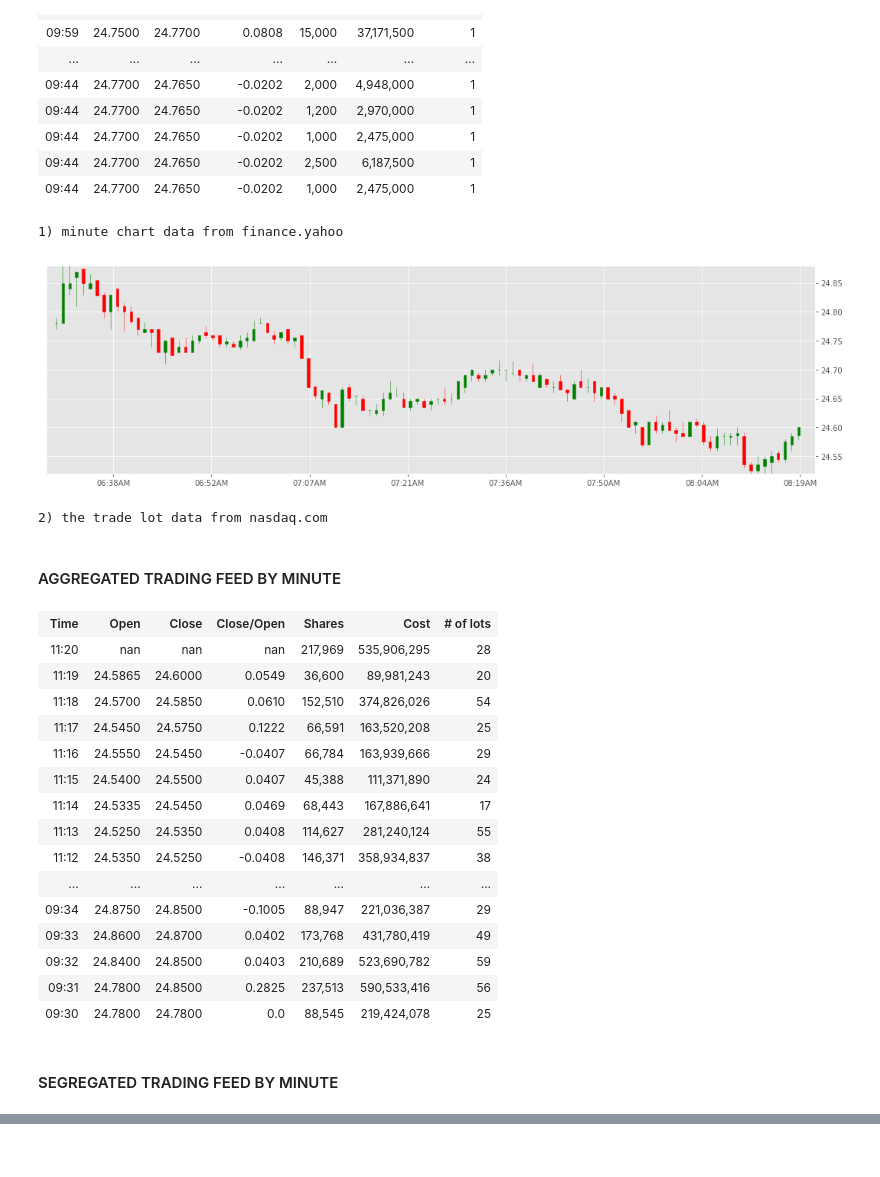
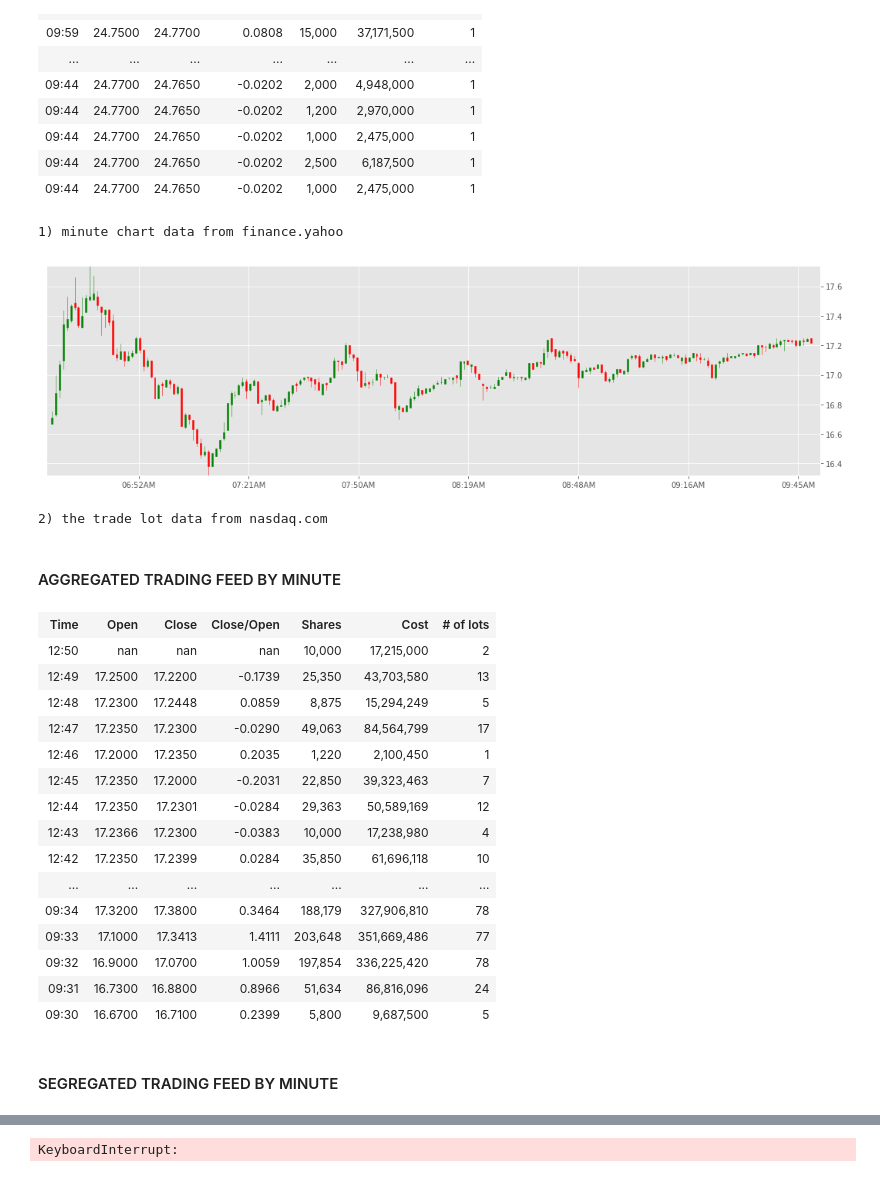
Before and after one commit to alekseystryukov/notebooks, a Jupyter notebook: TradingDayDataVisualization.ipynb, the cells around one changed output, grey strips where cells are left out. Drawn from its saved outputs; the diff is of its cells as text; code cells hidden in the pictures.

```diff
--- a/TradingDayDataVisualization.ipynb
+++ b/TradingDayDataVisualization.ipynb
@@ -424,7 +424,7 @@ import heapq
 import math
 
 tz = pytz.timezone('America/Los_Angeles')
-STOCK_SYMBOL = 'BAC'
+STOCK_SYMBOL = 'SQ'
 
 last_time = None
 trade_lots = None
@@ -476,50 +476,50 @@ while True:
                 trade_lots = response
 
         # DISPLAYING DATA
         clear_output()
         print('1) minute chart data from finance.yahoo')
         plot_minute_data(minute_data)
 
         print('2) the trade lot data from nasdaq.com')
         display_trade_lots_tables(trade_lots, minute_data, now)
 
         print("last update", now)
         print("prev update", last_time)
         print("update time", datetime.now(tz=tz) - now)
         last_time = now
     else:
         current_time_period = 1
         trade_lots = None
 
         if now < start:
             diff = start - now
             print("time to start:", diff)
 
         else:
             start_tommorow = start + timedelta(days=1)
             print("start tommorow at", start_tommorow)
             diff = start_tommorow - now
 
         sleep(diff.seconds + diff.microseconds * 0.1 ** 6)
 # %% [output]
 1) minute chart data from finance.yahoo
-[figure, old version]
+[figure, new version]
 2) the trade lot data from nasdaq.com
 AGGREGATED TRADING FEED BY MINUTE
 | Time | Open | Close | Close/Open | Shares | Cost | # of lots |
-| 11:20 | nan | nan | nan | 217,969 | 535,906,295 | 28 |
-| 11:19 | 24.5865 | 24.6000 | 0.0549 | 36,600 | 89,981,243 | 20 |
-| 11:18 | 24.5700 | 24.5850 | 0.0610 | 152,510 | 374,826,026 | 54 |
-| 11:17 | 24.5450 | 24.5750 | 0.1222 | 66,591 | 163,520,208 | 25 |
-| 11:16 | 24.5550 | 24.5450 | -0.0407 | 66,784 | 163,939,666 | 29 |
-| 11:15 | 24.5400 | 24.5500 | 0.0407 | 45,388 | 111,371,890 | 24 |
-| 11:14 | 24.5335 | 24.5450 | 0.0469 | 68,443 | 167,886,641 | 17 |
-| 11:13 | 24.5250 | 24.5350 | 0.0408 | 114,627 | 281,240,124 | 55 |
-| 11:12 | 24.5350 | 24.5250 | -0.0408 | 146,371 | 358,934,837 | 38 |
+| 12:50 | nan | nan | nan | 10,000 | 17,215,000 | 2 |
+| 12:49 | 17.2500 | 17.2200 | -0.1739 | 25,350 | 43,703,580 | 13 |
+| 12:48 | 17.2300 | 17.2448 | 0.0859 | 8,875 | 15,294,249 | 5 |
+| 12:47 | 17.2350 | 17.2300 | -0.0290 | 49,063 | 84,564,799 | 17 |
+| 12:46 | 17.2000 | 17.2350 | 0.2035 | 1,220 | 2,100,450 | 1 |
+| 12:45 | 17.2350 | 17.2000 | -0.2031 | 22,850 | 39,323,463 | 7 |
+| 12:44 | 17.2350 | 17.2301 | -0.0284 | 29,363 | 50,589,169 | 12 |
+| 12:43 | 17.2366 | 17.2300 | -0.0383 | 10,000 | 17,238,980 | 4 |
+| 12:42 | 17.2350 | 17.2399 | 0.0284 | 35,850 | 61,696,118 | 10 |
 | ... | ... | ... | ... | ... | ... | ... |
-| 09:34 | 24.8750 | 24.8500 | -0.1005 | 88,947 | 221,036,387 | 29 |
-| 09:33 | 24.8600 | 24.8700 | 0.0402 | 173,768 | 431,780,419 | 49 |
-| 09:32 | 24.8400 | 24.8500 | 0.0403 | 210,689 | 523,690,782 | 59 |
-| 09:31 | 24.7800 | 24.8500 | 0.2825 | 237,513 | 590,533,416 | 56 |
-| 09:30 | 24.7800 | 24.7800 | 0.0 | 88,545 | 219,424,078 | 25 |
+| 09:34 | 17.3200 | 17.3800 | 0.3464 | 188,179 | 327,906,810 | 78 |
+| 09:33 | 17.1000 | 17.3413 | 1.4111 | 203,648 | 351,669,486 | 77 |
+| 09:32 | 16.9000 | 17.0700 | 1.0059 | 197,854 | 336,225,420 | 78 |
+| 09:31 | 16.7300 | 16.8800 | 0.8966 | 51,634 | 86,816,096 | 24 |
+| 09:30 | 16.6700 | 16.7100 | 0.2399 | 5,800 | 9,687,500 | 5 |
 SEGREGATED TRADING FEED BY MINUTE
@@ -529,0 +545 @@ update time 0:00:52.064176
+KeyboardInterrupt:
```
Also changed, not shown: parts of 1 cell of this notebook.
